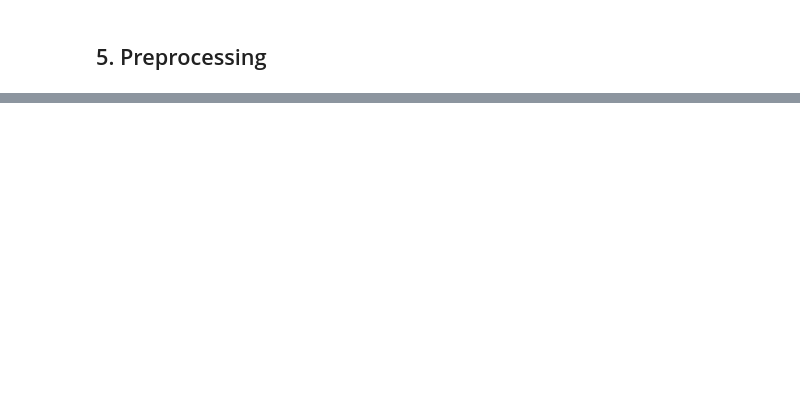
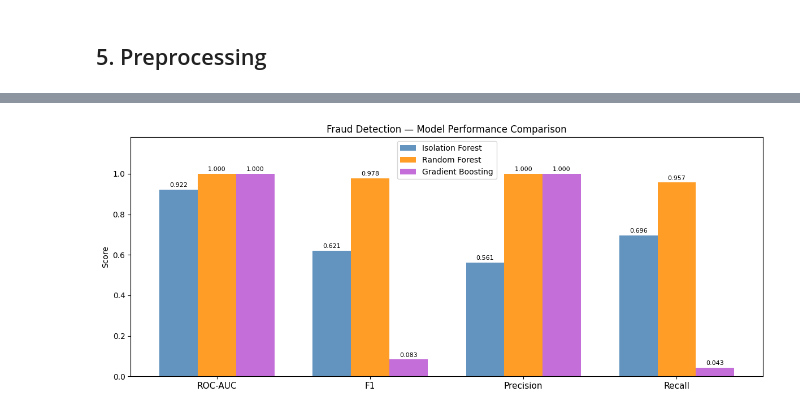
Before and after one commit to Annemarie535257/AgriFinConnectRwanda, a Jupyter notebook: Notebooks/train_fraud_detection_model.ipynb, the cells around one changed output, grey strips where cells are left out. Drawn from its saved outputs; the diff is of its cells as text; code cells hidden in the pictures; blank space fills up the shorter version.

```diff
--- a/Notebooks/train_fraud_detection_model.ipynb
+++ b/Notebooks/train_fraud_detection_model.ipynb
@@ -384,0 +738,80 @@ for f in sorted(MODELS_DIR.iterdir()):
+# %%
+from sklearn.metrics import roc_auc_score, f1_score, precision_score, recall_score
+
+print('=' * 62)
+print('        MODEL PERFORMANCE COMPARISON (Test Set)')
+print('=' * 62)
+
+# Isolation Forest — normalised anomaly score + binary labels
+iso_roc  = round(roc_auc_score(y_test, iso_scores_norm), 4)
+iso_f1   = round(f1_score(y_test, iso_labels, zero_division=0), 4)
+iso_prec = round(precision_score(y_test, iso_labels, zero_division=0), 4)
+iso_rec  = round(recall_score(y_test, iso_labels, zero_division=0), 4)
+
+# Random Forest — predicted probabilities + binary predictions
+rf_roc   = round(roc_auc_score(y_test, y_prob), 4)
+rf_f1    = round(f1_score(y_test, y_pred, zero_division=0), 4)
+rf_prec  = round(precision_score(y_test, y_pred, zero_division=0), 4)
+rf_rec   = round(recall_score(y_test, y_pred, zero_division=0), 4)
+
+# Gradient Boosting — normalise risk score 0-100 -> 0-1 for ROC-AUC; threshold 50 for binary
+gbr_prob = ys_pred / 100.0
+gbr_bin  = (ys_pred >= 50).astype(int)
+gbr_roc  = round(roc_auc_score(y_test, gbr_prob), 4)
+gbr_f1   = round(f1_score(y_test, gbr_bin, zero_division=0), 4)
+gbr_prec = round(precision_score(y_test, gbr_bin, zero_division=0), 4)
+gbr_rec  = round(recall_score(y_test, gbr_bin, zero_division=0), 4)
+
+results = {
+    'Isolation Forest':  {'ROC-AUC': iso_roc,  'F1': iso_f1,  'Precision': iso_prec,  'Recall': iso_rec},
+    'Random Forest':     {'ROC-AUC': rf_roc,   'F1': rf_f1,   'Precision': rf_prec,   'Recall': rf_rec},
+    'Gradient Boosting': {'ROC-AUC': gbr_roc,  'F1': gbr_f1,  'Precision': gbr_prec,  'Recall': gbr_rec},
+}
+
+hdr = f"{'Model':<22} {'ROC-AUC':>9} {'F1':>8} {'Precision':>10} {'Recall':>8}"
+print(hdr)
+print('-' * 62)
+for model_name, m in results.items():
+    print(f"{model_name:<22} {m['ROC-AUC']:>9} {m['F1']:>8} {m['Precision']:>10} {m['Recall']:>8}")
+
+# ── Visual comparison bar chart ───────────────────────────────────────────────
+metric_names = ['ROC-AUC', 'F1', 'Precision', 'Recall']
+model_names  = list(results.keys())
+x      = np.arange(len(metric_names))
+width  = 0.25
+colors = ['steelblue', 'darkorange', 'mediumorchid']
+
+fig, ax = plt.subplots(figsize=(12, 5))
+for i, (model_name, color) in enumerate(zip(model_names, colors)):
+    vals = [results[model_name][metric] for metric in metric_names]
+    bars = ax.bar(x + i * width, vals, width, label=model_name, color=color, alpha=0.85)
+    ax.bar_label(bars, fmt='%.3f', fontsize=8, padding=2)
+
+ax.set_xticks(x + width)
+ax.set_xticklabels(metric_names, fontsize=11)
+ax.set_ylim(0, 1.18)
+ax.set_ylabel('Score')
+ax.set_title('Fraud Detection — Model Performance Comparison')
+ax.legend()
+plt.tight_layout()
+plt.show()
+
+# ── Select and save best model by ROC-AUC ────────────────────────────────────
+model_objects = {
+    'Isolation Forest':  iso,
+    'Random Forest':     rf,
+    'Gradient Boosting': gbr,
+}
+
+best_name  = max(results, key=lambda m: results[m]['ROC-AUC'])
+best_roc   = results[best_name]['ROC-AUC']
+best_model = model_objects[best_name]
+
+# Build filename from the algorithm name, e.g. 'Random Forest' -> 'fraud_best_random_forest.pkl'
+algo_slug  = best_name.lower().replace(' ', '_')
+best_fname = f'fraud_best_{algo_slug}.pkl'
+
+print(f'\nBest model by ROC-AUC: {best_name}  (ROC-AUC = {best_roc})')
+joblib.dump(best_model, MODELS_DIR / best_fname)
+print(f'Saved --> {best_fname}')
+# %% [output]
@@ -384,0 +826 @@ for f in sorted(MODELS_DIR.iterdir()):
+[figure, added]
```
Also changed, not shown: parts of 24 cells of this notebook, 28 other files.
